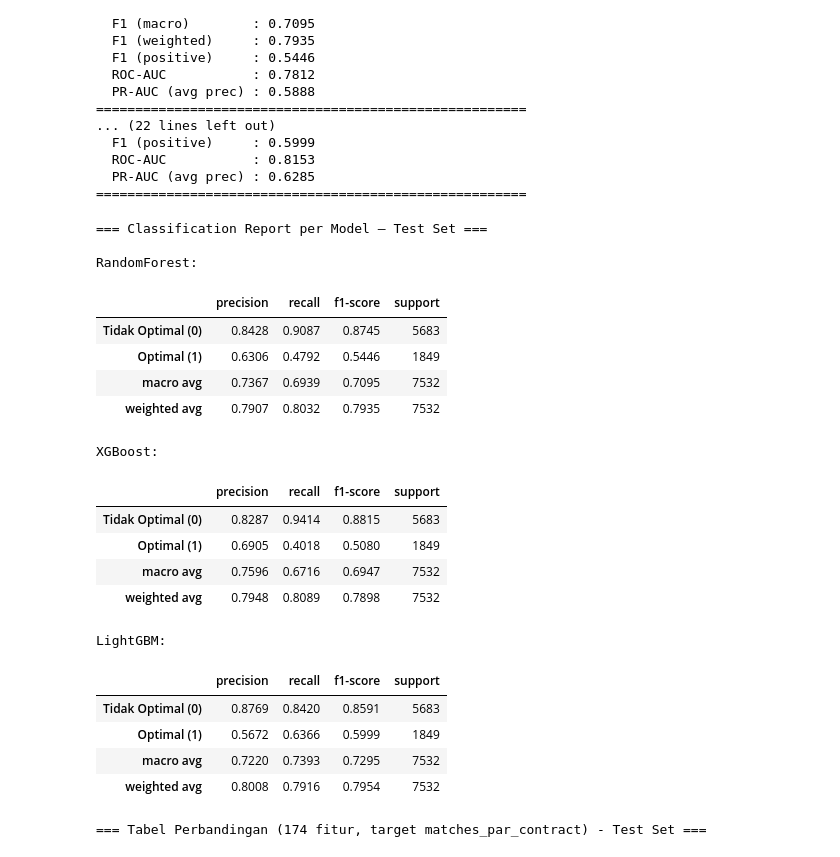
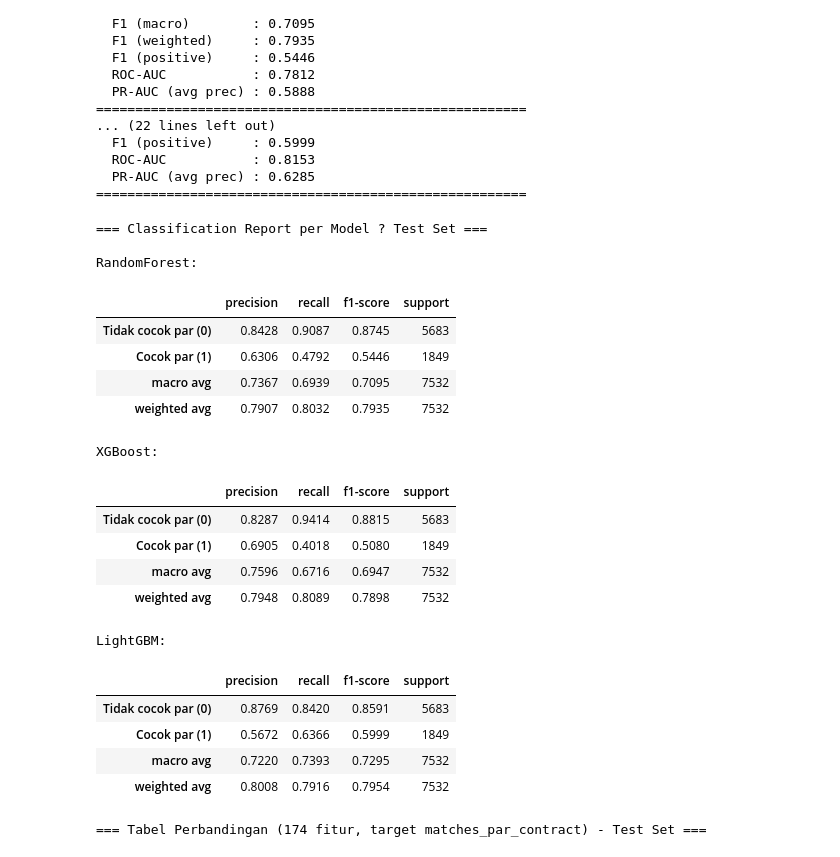
Before and after one commit to Cattelll/Bridge-Prediction, a Jupyter notebook: notebooks/06_evaluation.ipynb, the cells around one changed output. Cells and saved outputs as stored; diff of their text form; code cells hidden in the pictures.

```diff
--- a/notebooks/04_evaluation.ipynb
+++ b/notebooks/06_evaluation.ipynb
@@ -68,7 +68,7 @@ trained_models = []
 model_names    = ['RandomForest', 'XGBoost', 'LightGBM']
 for name in model_names:
     path = MODEL_DIR / f'{name.lower()}.pkl'
-    assert path.exists(), f'Model tidak ditemukan: {path}. Jalankan 03_modeling.ipynb (folder ini) terlebih dahulu.'
+    assert path.exists(), f'Model tidak ditemukan: {path}. Jalankan 05_modeling.ipynb (folder ini) terlebih dahulu.'
     with open(path, 'rb') as f:
         trained_models.append(pickle.load(f))
     print(f'  Loaded: {name}')
@@ -118,37 +118,35 @@ for model in trained_models:
 =======================================================
 # %%
 def report_to_df(report_dict):
-    """sklearn classification_report(output_dict=True) -> DataFrame (skip
-    the scalar 'accuracy' key; that's already shown via print_summary /
-    the comparison table above)."""
+    """Convert sklearn classification_report output to a display DataFrame."""
     rows = {k: v for k, v in report_dict.items() if isinstance(v, dict)}
     df = pd.DataFrame(rows).T
     df['support'] = df['support'].astype(int)
-    return df.rename(index={'0': 'Tidak Optimal (0)', '1': 'Optimal (1)'})
+    return df.rename(index={'0': 'Tidak cocok par (0)', '1': 'Cocok par (1)'})
 
-print('=== Classification Report per Model — Test Set ===')
+print('=== Classification Report per Model ? Test Set ===')
 for res in test_results:
     print(f'\n{res["model"]}:')
     display(report_to_df(res['per_class_report']).round(4))
 # %% [output]
-=== Classification Report per Model — Test Set ===
+=== Classification Report per Model ? Test Set ===
 
 RandomForest:
 |  | precision | recall | f1-score | support |
-| Tidak Optimal (0) | 0.8428 | 0.9087 | 0.8745 | 5683 |
-| Optimal (1) | 0.6306 | 0.4792 | 0.5446 | 1849 |
+| Tidak cocok par (0) | 0.8428 | 0.9087 | 0.8745 | 5683 |
+| Cocok par (1) | 0.6306 | 0.4792 | 0.5446 | 1849 |
 | macro avg | 0.7367 | 0.6939 | 0.7095 | 7532 |
 | weighted avg | 0.7907 | 0.8032 | 0.7935 | 7532 |
 XGBoost:
 |  | precision | recall | f1-score | support |
-| Tidak Optimal (0) | 0.8287 | 0.9414 | 0.8815 | 5683 |
-| Optimal (1) | 0.6905 | 0.4018 | 0.5080 | 1849 |
+| Tidak cocok par (0) | 0.8287 | 0.9414 | 0.8815 | 5683 |
+| Cocok par (1) | 0.6905 | 0.4018 | 0.5080 | 1849 |
 | macro avg | 0.7596 | 0.6716 | 0.6947 | 7532 |
 | weighted avg | 0.7948 | 0.8089 | 0.7898 | 7532 |
 LightGBM:
 |  | precision | recall | f1-score | support |
-| Tidak Optimal (0) | 0.8769 | 0.8420 | 0.8591 | 5683 |
-| Optimal (1) | 0.5672 | 0.6366 | 0.5999 | 1849 |
+| Tidak cocok par (0) | 0.8769 | 0.8420 | 0.8591 | 5683 |
+| Cocok par (1) | 0.5672 | 0.6366 | 0.5999 | 1849 |
 | macro avg | 0.7220 | 0.7393 | 0.7295 | 7532 |
 | weighted avg | 0.8008 | 0.7916 | 0.7954 | 7532 |
 # %%
```
Also changed, not shown: parts of 4 cells of this notebook, 27 other files.
